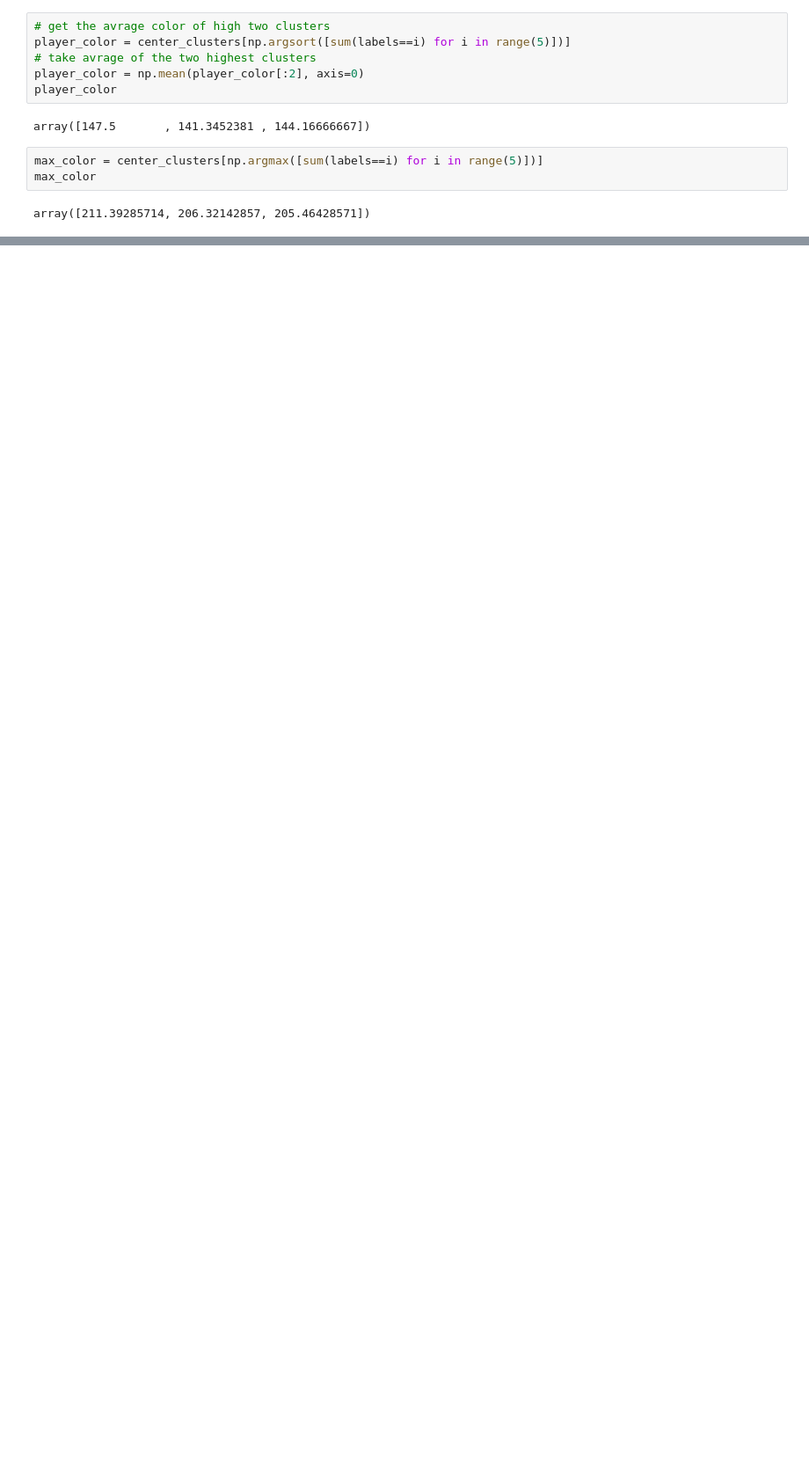
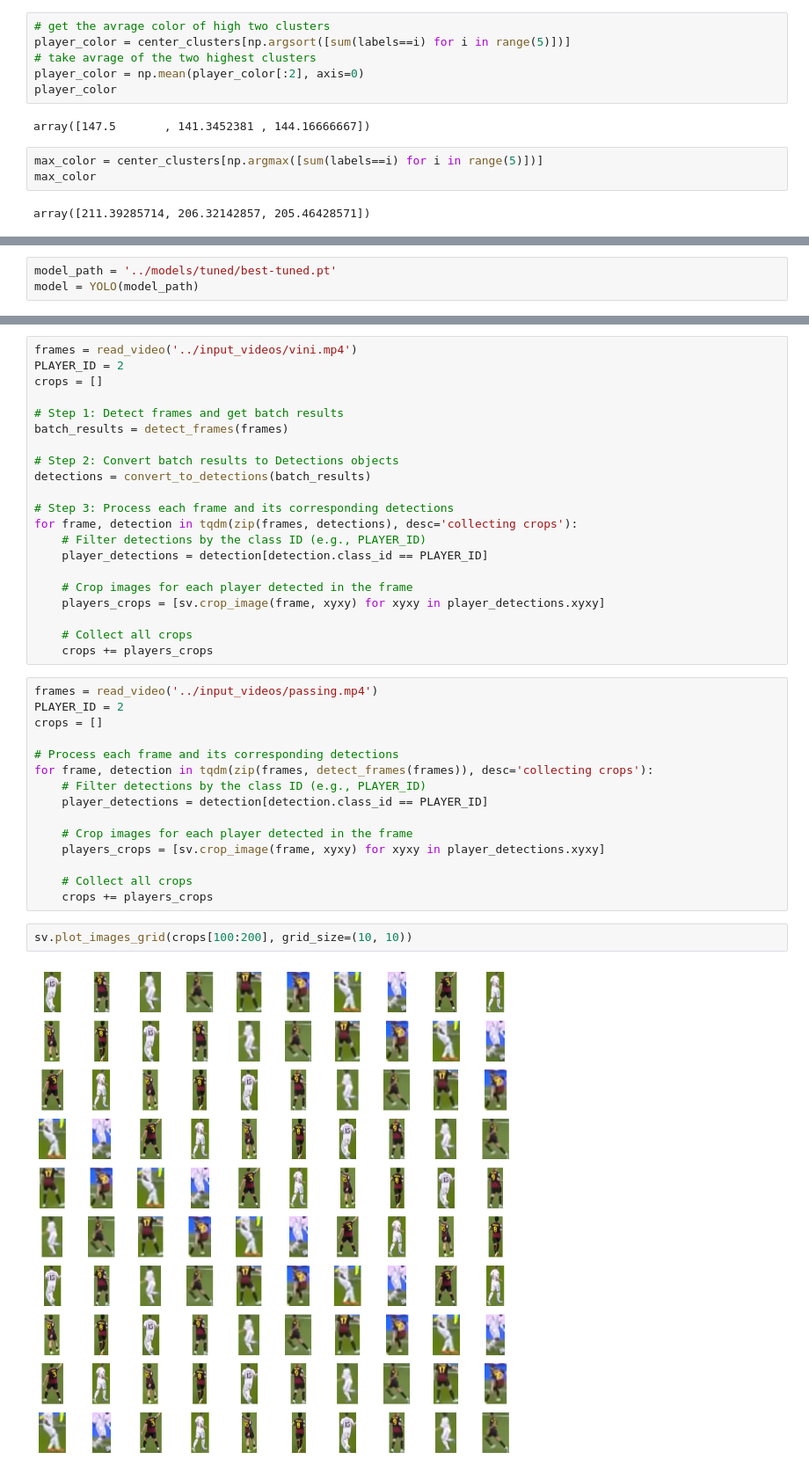
Before and after one commit to Yousef-Nasr/Football-Analysis, a Jupyter notebook: developement/team_assigner.ipynb, the cells around one changed output, grey strips where cells are left out. Shown at 88% size. Saved outputs shown, nothing was run; the diff lists cells and outputs as text; blank space fills up the shorter version.

```diff
--- a/developement/team_assigner.ipynb
+++ b/developement/team_assigner.ipynb
@@ -103,0 +113,3 @@ array([211.39285714, 206.32142857, 205.46428571])
+# %%
+model_path = '../models/tuned/best-tuned.pt'
+model = YOLO(model_path)
@@ -103,0 +162,40 @@ array([211.39285714, 206.32142857, 205.46428571])
+# %%
+frames = read_video('../input_videos/vini.mp4')
+PLAYER_ID = 2
+crops = []
+
+# Step 1: Detect frames and get batch results
+batch_results = detect_frames(frames)
+
+# Step 2: Convert batch results to Detections objects
+detections = convert_to_detections(batch_results)
+
+# Step 3: Process each frame and its corresponding detections
+for frame, detection in tqdm(zip(frames, detections), desc='collecting crops'):
+    # Filter detections by the class ID (e.g., PLAYER_ID)
+    player_detections = detection[detection.class_id == PLAYER_ID]
+
+    # Crop images for each player detected in the frame
+    players_crops = [sv.crop_image(frame, xyxy) for xyxy in player_detections.xyxy]
+
+    # Collect all crops
+    crops += players_crops
+# %%
+frames = read_video('../input_videos/passing.mp4')
+PLAYER_ID = 2
+crops = []
+
+# Process each frame and its corresponding detections
+for frame, detection in tqdm(zip(frames, detect_frames(frames)), desc='collecting crops'):
+    # Filter detections by the class ID (e.g., PLAYER_ID)
+    player_detections = detection[detection.class_id == PLAYER_ID]
+
+    # Crop images for each player detected in the frame
+    players_crops = [sv.crop_image(frame, xyxy) for xyxy in player_detections.xyxy]
+
+    # Collect all crops
+    crops += players_crops
+# %%
+sv.plot_images_grid(crops[100:200], grid_size=(10, 10))
+# %% [output]
+[figure, added]
```
Also changed, not shown: parts of 11 cells of this notebook, 4 other files.
